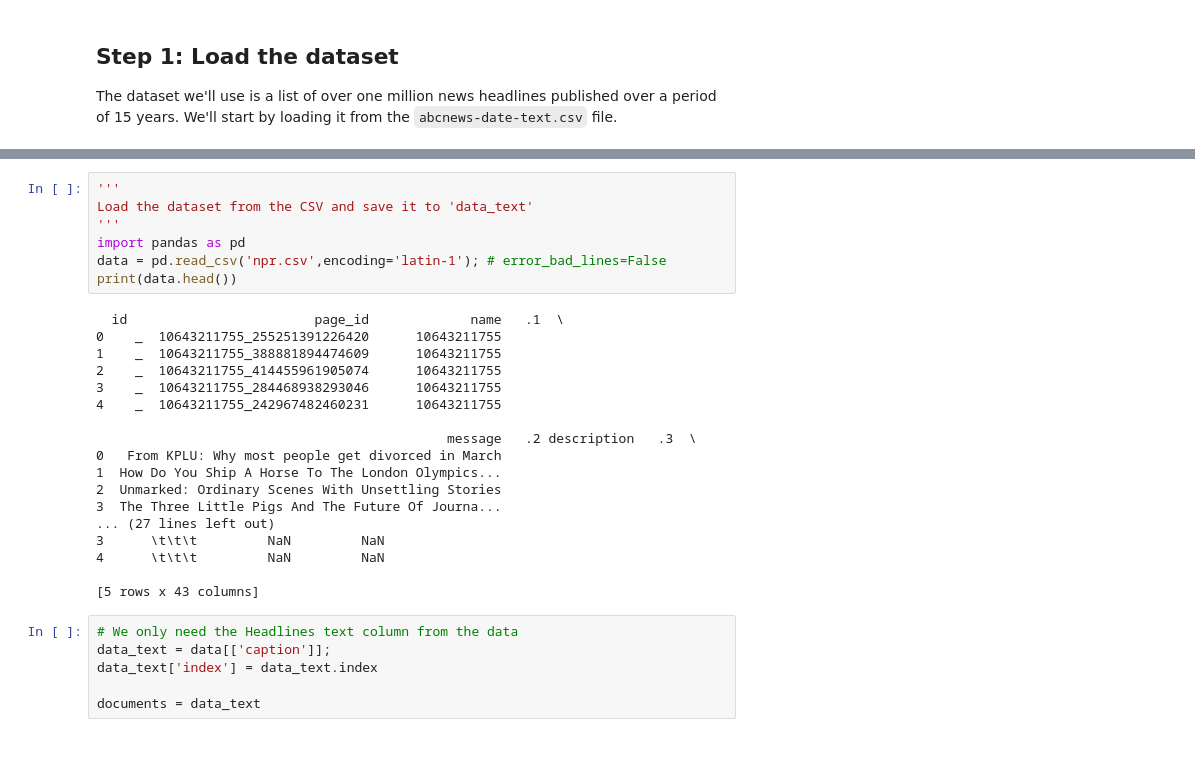
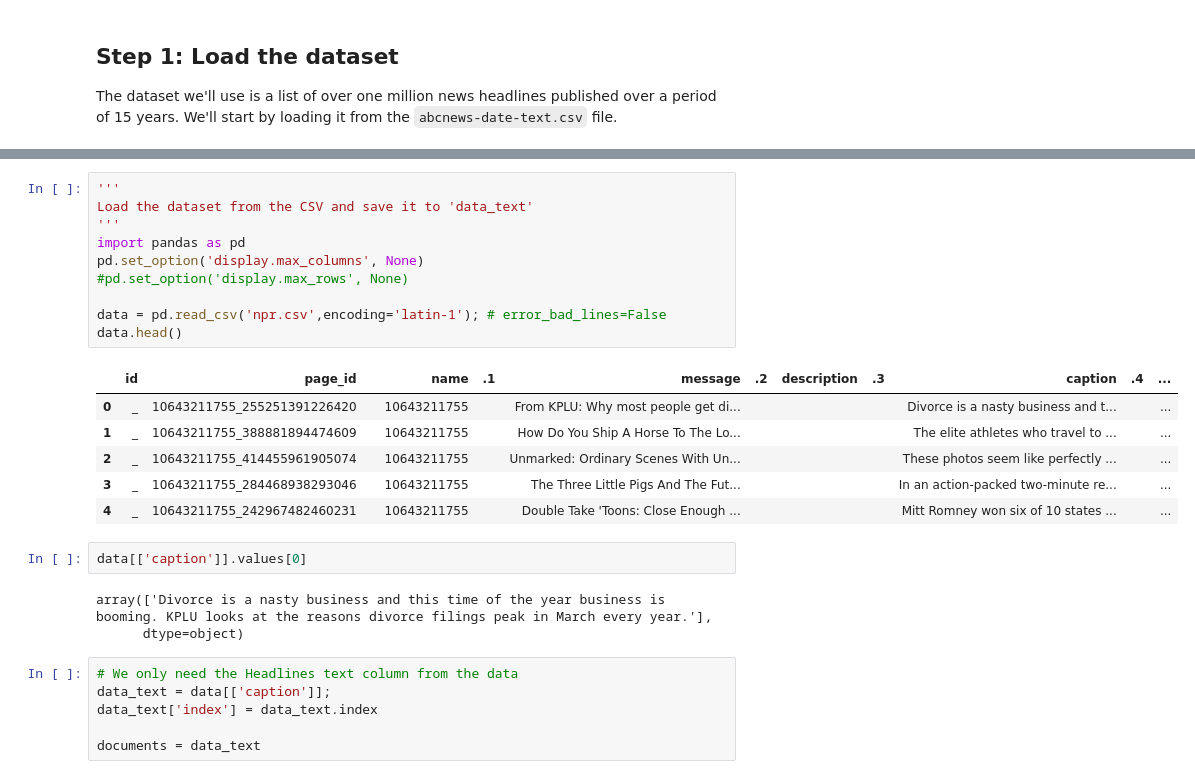
Before and after one commit to Jagdishkharatmol/latent-dirichlet-allocation, a Jupyter notebook: LDA_project.ipynb, the cells around one changed output, grey strips where cells are left out. Drawn from its saved outputs; the diff is of its cells as text; blank space fills up the shorter version.

```diff
--- a/LDA_project.ipynb
+++ b/LDA_project.ipynb
@@ -23,28 +22,25 @@ Requirement already satisfied: six>=1.5 in c:\users\admin\appdata\roaming\python
 # %%
 '''
 Load the dataset from the CSV and save it to 'data_text'
 '''
 import pandas as pd
+pd.set_option('display.max_columns', None)
+#pd.set_option('display.max_rows', None)
+
 data = pd.read_csv('npr.csv',encoding='latin-1'); # error_bad_lines=False
-print(data.head())
+data.head()
 # %% [output]
-  id                        page_id             name   .1  \
-0    _  10643211755_255251391226420      10643211755
-1    _  10643211755_388881894474609      10643211755
-2    _  10643211755_414455961905074      10643211755
-3    _  10643211755_284468938293046      10643211755
-4    _  10643211755_242967482460231      10643211755
-
-                                             message   .2 description   .3  \
-0   From KPLU: Why most people get divorced in March
-1  How Do You Ship A Horse To The London Olympics...
-2  Unmarked: Ordinary Scenes With Unsettling Stories
-3  The Three Little Pigs And The Future Of Journa...
-... (27 lines left out)
-3      \t\t\t         NaN         NaN
-4      \t\t\t         NaN         NaN
-
-[5 rows x 43 columns]
+|  | id | page_id |  | name | .1 | message | .2 | description | .3 | caption | .4 | ... |
+| 0 | _ | 10643211755_255251391226420 |  | 10643211755 |  | From KPLU: Why most people get di... |  |  |  | Divorce is a nasty business and t... |  | ... |
+| 1 | _ | 10643211755_388881894474609 |  | 10643211755 |  | How Do You Ship A Horse To The Lo... |  |  |  | The elite athletes who travel to ... |  | ... |
+| 2 | _ | 10643211755_414455961905074 |  | 10643211755 |  | Unmarked: Ordinary Scenes With Un... |  |  |  | These photos seem like perfectly ... |  | ... |
+| 3 | _ | 10643211755_284468938293046 |  | 10643211755 |  | The Three Little Pigs And The Fut... |  |  |  | In an action-packed two-minute re... |  | ... |
+| 4 | _ | 10643211755_242967482460231 |  | 10643211755 |  | Double Take 'Toons: Close Enough ... |  |  |  | Mitt Romney won six of 10 states ... |  | ... |
+# %%
+data[['caption']].values[0]
+# %% [output]
+array(['Divorce is a nasty business and this time of the year business is booming. KPLU looks at the reasons divorce filings peak in March every year.'],
+      dtype=object)
 # %%
 # We only need the Headlines text column from the data
 data_text = data[['caption']];
```
Also changed, not shown: parts of 19 cells of this notebook.
